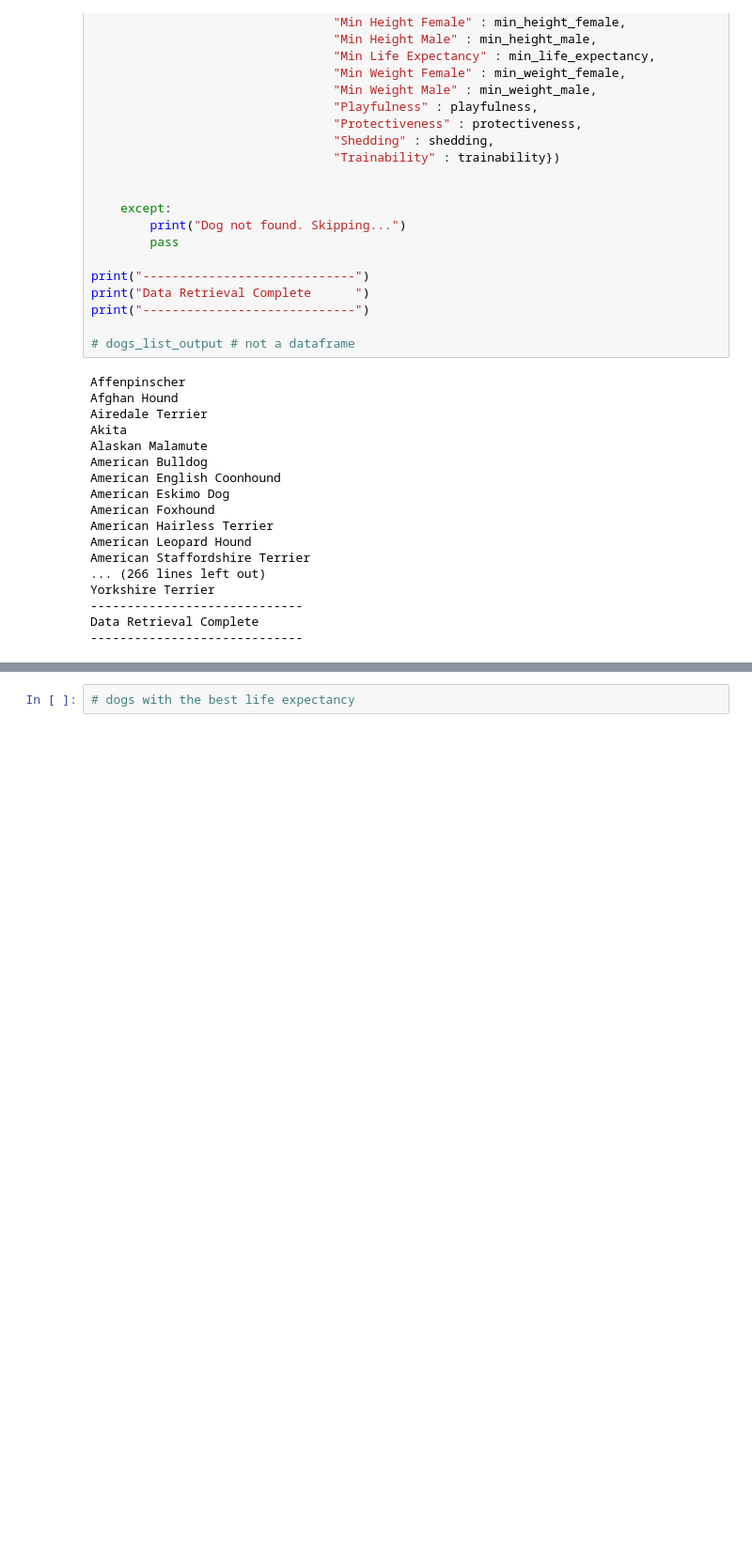
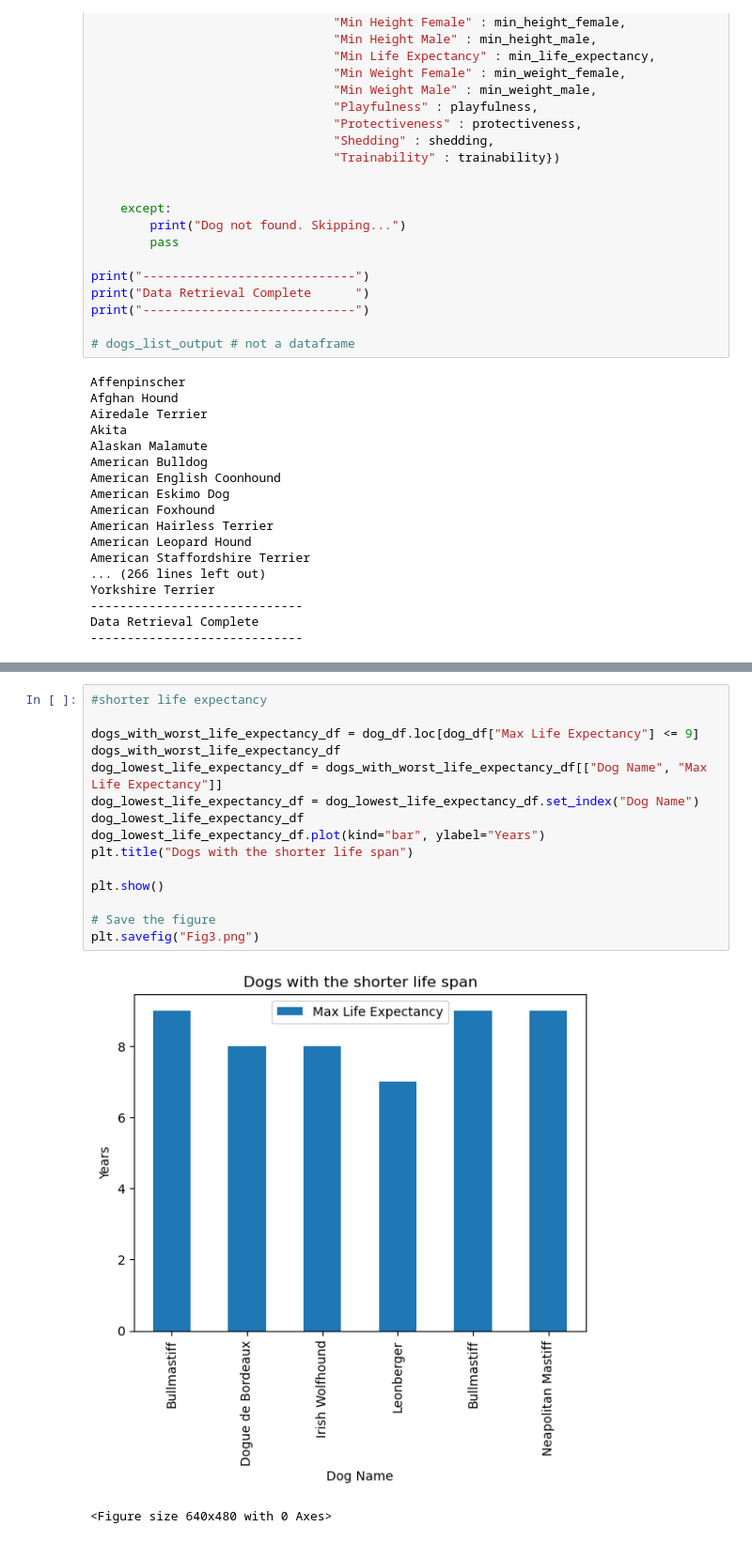
Before and after one commit to Samrosegithub/group_project_1, a Jupyter notebook: akc_api/akc_api.ipynb, the cells around one changed output, grey strips where cells are left out. Shown at 94% size. Drawn from its saved outputs; the diff is of its cells as text; blank space fills up the shorter version.

```diff
--- a/akc_api/akc_api.ipynb
+++ b/akc_api/akc_api.ipynb
@@ -388,2 +407,18 @@ plt.show()
 # %%
-# dogs with the best life expectancy
+#shorter life expectancy
+
+dogs_with_worst_life_expectancy_df = dog_df.loc[dog_df["Max Life Expectancy"] <= 9]
+dogs_with_worst_life_expectancy_df
+dog_lowest_life_expectancy_df = dogs_with_worst_life_expectancy_df[["Dog Name", "Max Life Expectancy"]]
+dog_lowest_life_expectancy_df = dog_lowest_life_expectancy_df.set_index("Dog Name")
+dog_lowest_life_expectancy_df
+dog_lowest_life_expectancy_df.plot(kind="bar", ylabel="Years")
+plt.title("Dogs with the shorter life span")
+
+plt.show()
+
+# Save the figure
+plt.savefig("Fig3.png")
+# %% [output]
+[figure, added]
+<Figure size 640x480 with 0 Axes>
```
Also changed, not shown: parts of 21 cells of this notebook, 9 other files.
